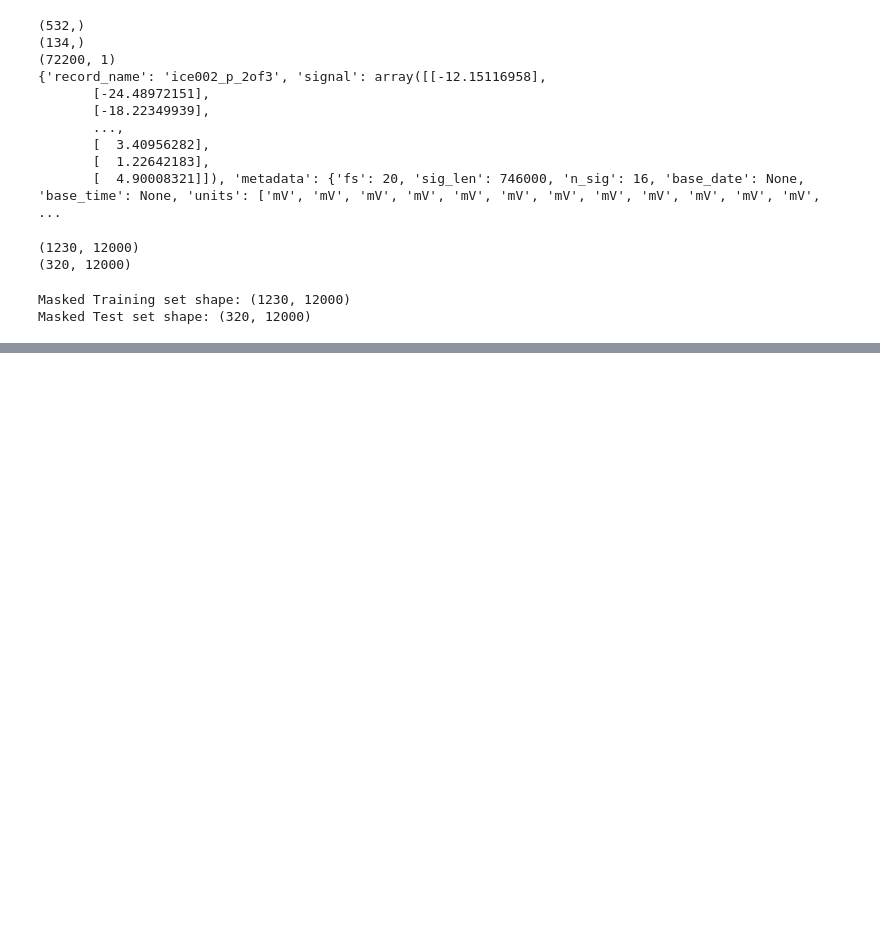
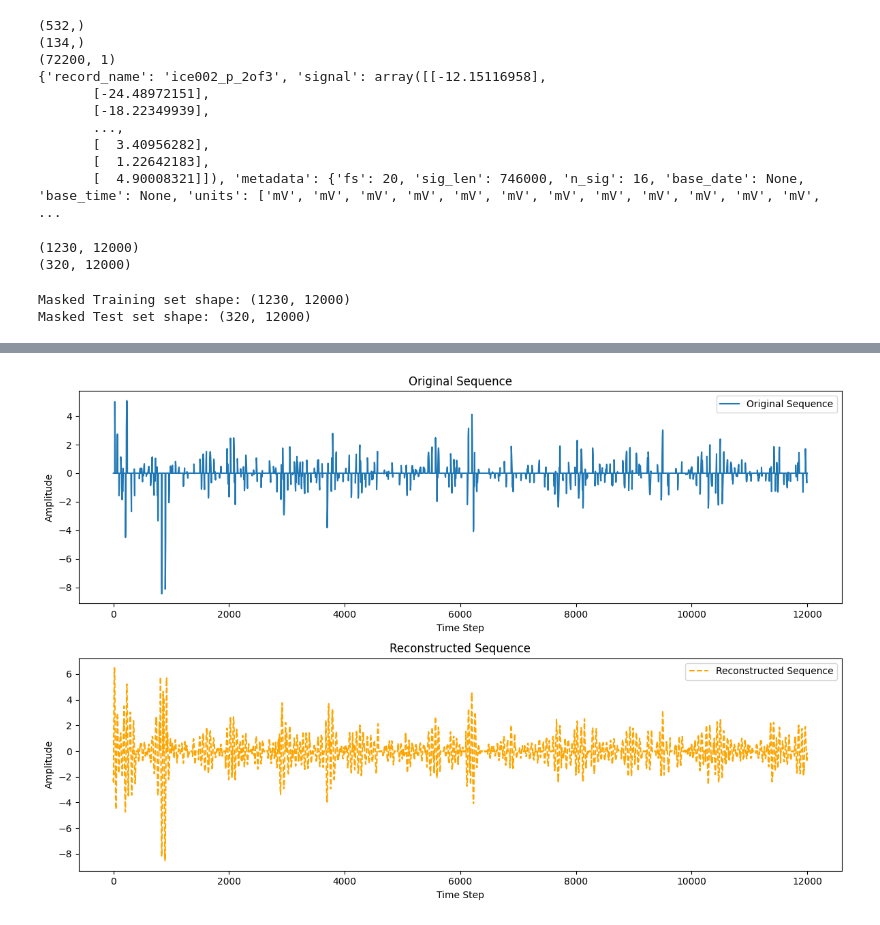
Before and after one commit to noorwertheim/Master-Thesis, a Jupyter notebook: notebooks/FCMAE.ipynb, the cells around one changed output, grey strips where cells are left out. Saved outputs shown, nothing was run; the diff lists cells and outputs as text; code cells hidden in the pictures; blank space fills up the shorter version.

```diff
--- a/notebooks/FCMAE.ipynb
+++ b/notebooks/FCMAE.ipynb
@@ -357,3 +361,45 @@ Epoch [5/5], Train Loss: 0.0129
+# %%
+import matplotlib.pyplot as plt
+
+# Set the model to evaluation mode (no gradient tracking)
+model.eval()
+
+# Choose a test sample (here, we take the first sample from the test_loader)
+with torch.no_grad():  # Disable gradient calculation for inference
+    # Get a batch from the test loader
+    for batch in test_loader:
+        batch_input = batch[0].to(device)  # Move batch to the device (GPU or CPU)
+
+        # Get the reconstruction from the model
+        output = model(batch_input)
+
+        # Take the first test sample (index 0)
+        original_sequence = batch_input[0].cpu().numpy().flatten()
+        reconstructed_sequence = output[0].cpu().numpy().flatten()
+
+        # Create one figure with two subplots
+        fig, axs = plt.subplots(2, 1, figsize=(12, 8))  # 2 rows, 1 column
+
+        # Plot the original sequence
+        axs[0].plot(original_sequence, label="Original Sequence")
+        axs[0].set_title("Original Sequence")
+        axs[0].set_xlabel("Time Step")
+        axs[0].set_ylabel("Amplitude")
+        axs[0].legend()
+
+        # Plot the reconstructed sequence
+        axs[1].plot(reconstructed_sequence, label="Reconstructed Sequence", linestyle='--', color='orange')
+        axs[1].set_title("Reconstructed Sequence")
+        axs[1].set_xlabel("Time Step")
+        axs[1].set_ylabel("Amplitude")
+        axs[1].legend()
+
+        plt.tight_layout()  # Adjust spacing
+        plt.show()
+
+        break  # Only plot for the first test batch
+# %% [output]
+[figure, added]
 # %%
 # # Define the path where you want to save the encoder
 # path = os.path.join(models_path, 'FCMAE_encoder_cpu_final.pth')
```
Also changed, not shown: parts of 5 cells of this notebook, 2 other files.
